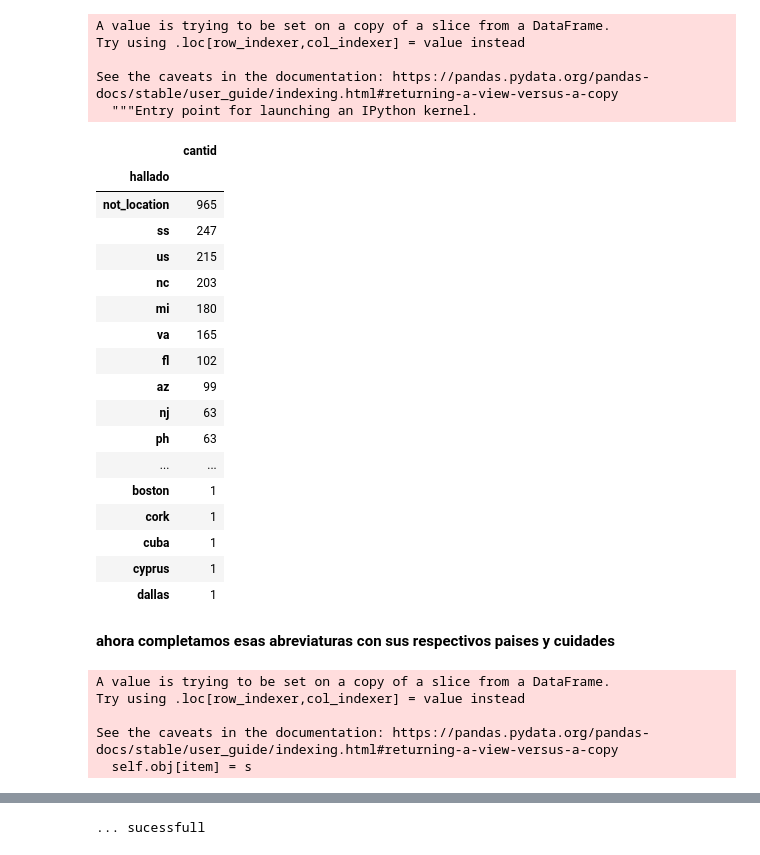
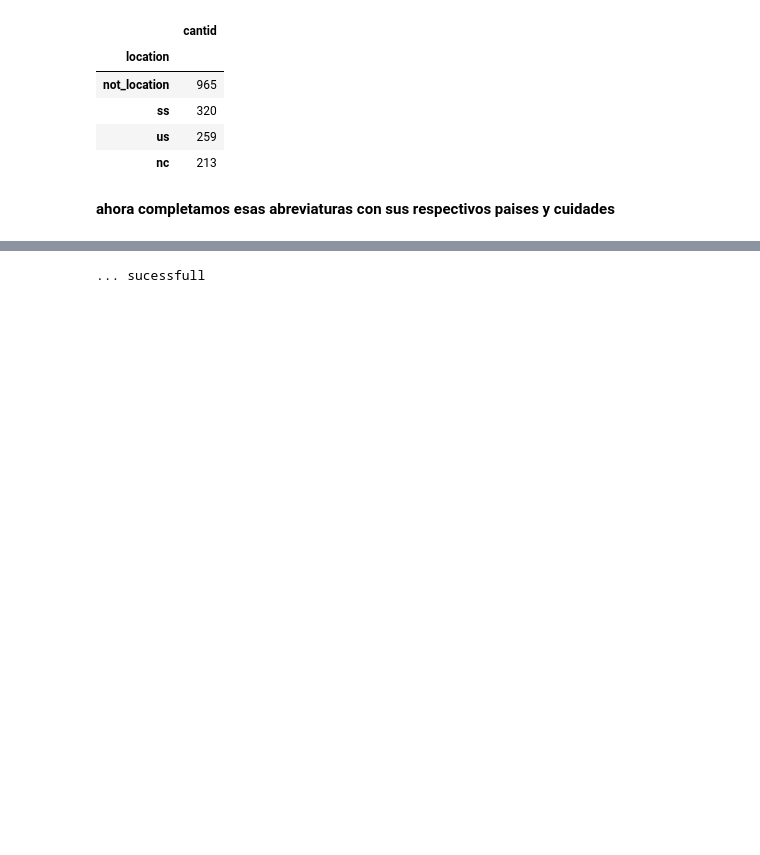
Before and after one commit to tomifarall/Orga-Datos-Tp2, a Jupyter notebook: yusmachinelearning.ipynb, the cells around one changed output, grey strips where cells are left out. Cells and saved outputs as stored; diff of their text form; code cells hidden in the pictures; blank space fills up the shorter version.

```diff
--- a/yusmachinelearning.ipynb
+++ b/yusmachinelearning.ipynb
@@ -200,0 +234,2 @@ unificar_locacion['location2']=data[data['location'].str.contains('(?i)Ariz')==T
+# %%
+data = pd.read_csv('train.csv')
@@ -219,3 +250,6 @@ def find_location(tweet):
+# %%
+#ahora hago un copy para que no se produsca un error de modificiar el primer archivo
+data_only_null_location=data_only_null_location.copy()
 # %%
 #sabemos que todos son no nullos en location , ahora vemos cuanto mejoro
 # %%
@@ -322,8 +279,2 @@ See the caveats in the documentation: https://pandas.pydata.org/pandas-docs/stab
 # %%
-data_only_null_location['hallado']=data_only_null_location['clean_text'].apply(lambda x: find_location(x))
+data_only_null_location['location']=data_only_null_location['clean_text'].apply(lambda x: find_location(x))
-# %% [output]
-A value is trying to be set on a copy of a slice from a DataFrame.
-Try using .loc[row_indexer,col_indexer] = value instead
-
-See the caveats in the documentation: https://pandas.pydata.org/pandas-docs/stable/user_guide/indexing.html#returning-a-view-versus-a-copy
-  """Entry point for launching an IPython kernel.
@@ -360,46 +281,11 @@ def unificar_location(locat):
 # %%
-data_only_null_location.groupby('hallado').agg(cantid=('hallado','count')).nlargest(40,'cantid')
+data_only_null_location.reset_index().groupby('location').agg(cantid=('location','count')).nlargest(40,'cantid')[:4]
 # %% [output]
 |  | cantid |
-| hallado |  |
+| location |  |
 | not_location | 965 |
-| ss | 247 |
-| us | 215 |
-| nc | 203 |
-| mi | 180 |
-| va | 165 |
-| fl | 102 |
-| az | 99 |
-| nj | 63 |
-| ph | 63 |
-| ... | ... |
-| boston | 1 |
-| cork | 1 |
-| cuba | 1 |
-| cyprus | 1 |
-| dallas | 1 |
+| ss | 320 |
+| us | 259 |
+| nc | 213 |
 # %% [markdown]
 **ahora completamos esas abreviaturas con sus respectivos paises y cuidades**
-# %%
-unificar_cuidades_paies(data_only_null_location)
-      data.loc[data['location'].str.contains('(?i)flori')==True,'location' ]='Florida'
-      data.loc[data['location'].str.contains('(?i), fl')==True,'location' ]='Florida'
-      data.loc[data['location'].str.contains('(?i)ny')==True,'location' ]='New York, NY'
-      data.loc[data['location'].str.contains('(?i)california')==True,'location' ]='California'
-      data.loc[data['location'].str.contains('(?i), pa')==True,'location' ]='Philadelphia'
-      data.loc[data['location'].str.contains('(?i),phila')==True,'location' ]='Philadelphia'
-      data.loc[data['location'].str.contains('(?i),phili')==True,'location' ]='Philippines'
-      data.loc[data['location'].str.contains('(?i)Massa')==True,'location' ]='Massachusetts'
-      data.loc[data['location'].str.contains('(?i)Michi')==True,'location' ]='Michigan'
-      data.loc[data['location'].str.contains('(?i)Ariz')==True,'location' ]='Arizona'
-      data.loc[data['location'].str.contains('(?i), nc')==True,'location' ]='New Jersey'
-      data.loc[data['location'].str.contains('(?i)jerse')==True,'location' ]='New Jersey'
-      data.loc[data['location'].str.contains('(?i)flori')==True,'location' ]='Florida'
-      data.loc[data['location'].str.contains('USA')==True,'location' ]='USA'
-      data.loc[data['location'].str.contains('United States')==True,'location' ]='USA'
-# %% [output]
-A value is trying to be set on a copy of a slice from a DataFrame.
-Try using .loc[row_indexer,col_indexer] = value instead
-
-See the caveats in the documentation: https://pandas.pydata.org/pandas-docs/stable/user_guide/indexing.html#returning-a-view-versus-a-copy
-  self.obj[item] = s
```
Also changed, not shown: parts of 88 cells of this notebook.
